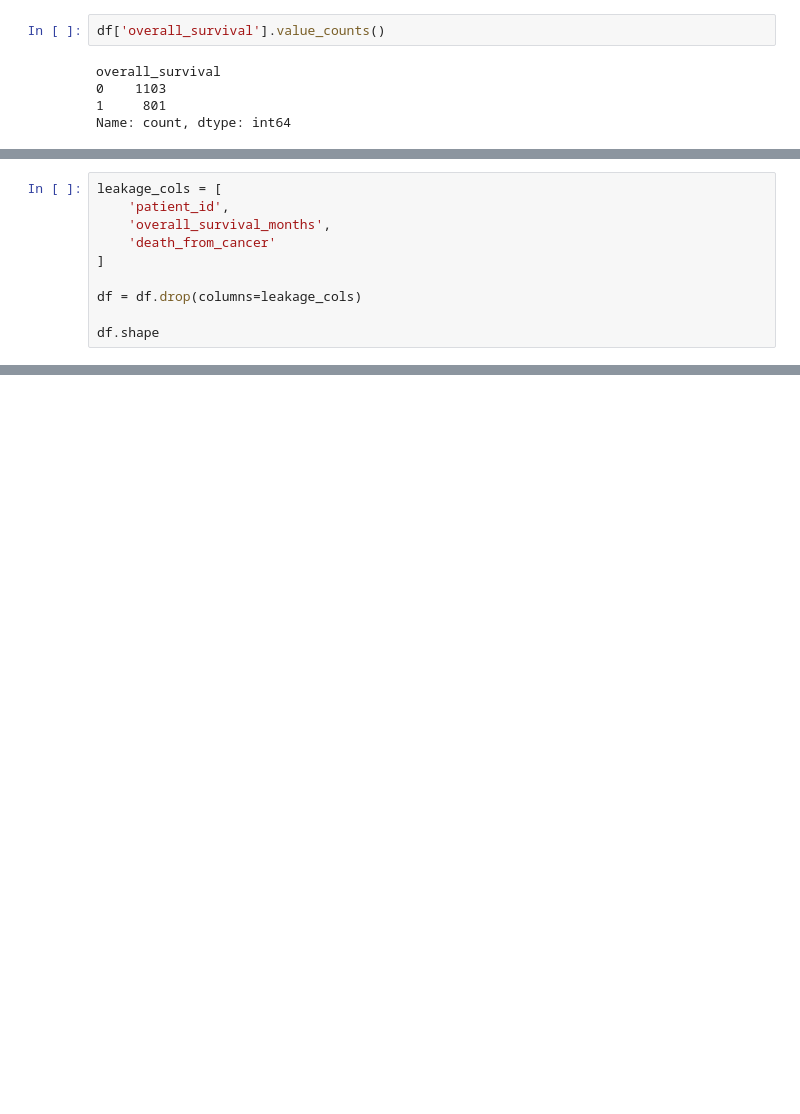
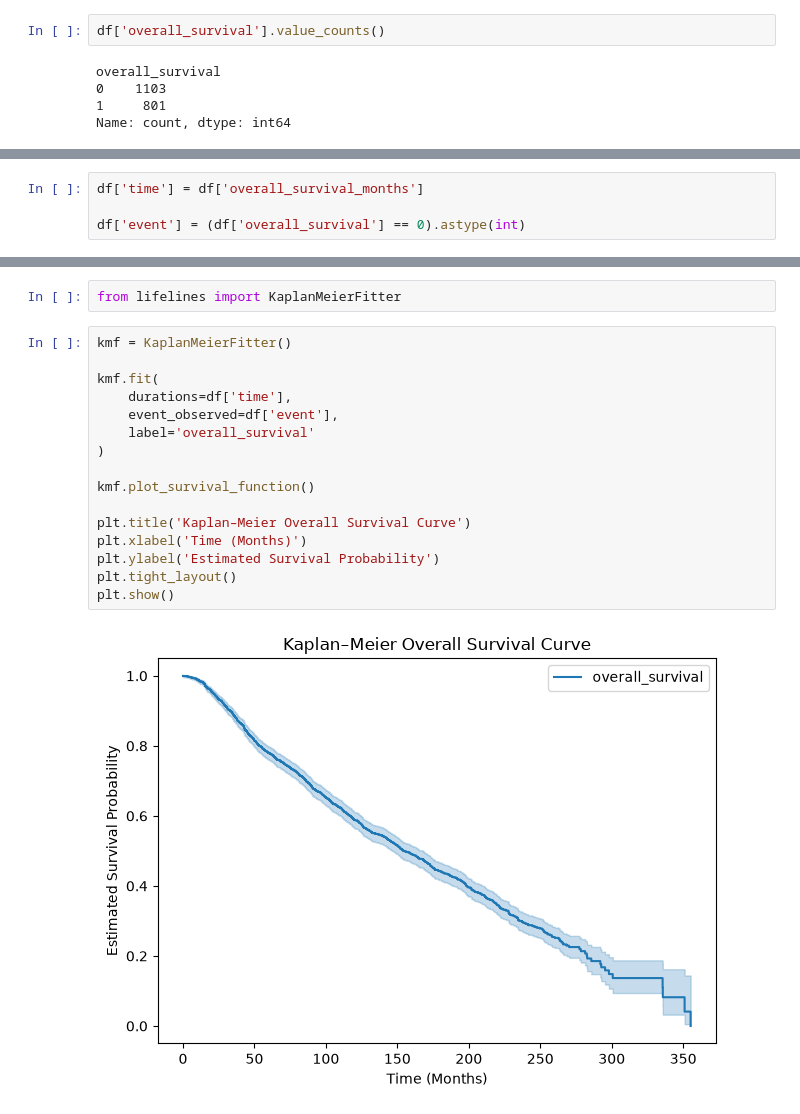
Before and after one commit to uroojzaidi709/cancer-risk-explainable-ml, a Jupyter notebook: notebooks/01_eda.ipynb, the cells around one changed output, grey strips where cells are left out. Drawn from its saved outputs; the diff is of its cells as text; blank space fills up the shorter version.

```diff
--- a/notebooks/01_eda.ipynb
+++ b/notebooks/01_eda.ipynb
@@ -203,10 +108,0 @@ Outliers: 0
-# %%
-leakage_cols = [
-    'patient_id',
-    'overall_survival_months',
-    'death_from_cancer'
-]
-
-df = df.drop(columns=leakage_cols)
-
-df.shape
@@ -278,0 +173,4 @@ Categorical Columns:
+# %%
+df['time'] = df['overall_survival_months']
+
+df['event'] = (df['overall_survival'] == 0).astype(int)
@@ -278,0 +266,20 @@ Categorical Columns:
+# %%
+from lifelines import KaplanMeierFitter
+# %%
+kmf = KaplanMeierFitter()
+
+kmf.fit(
+    durations=df['time'],
+    event_observed=df['event'],
+    label='overall_survival'
+)
+
+kmf.plot_survival_function()
+
+plt.title('Kaplan–Meier Overall Survival Curve')
+plt.xlabel('Time (Months)')
+plt.ylabel('Estimated Survival Probability')
+plt.tight_layout()
+plt.show()
+# %% [output]
+[figure, added]
```
Also changed, not shown: parts of 25 cells of this notebook, 8 other files.
